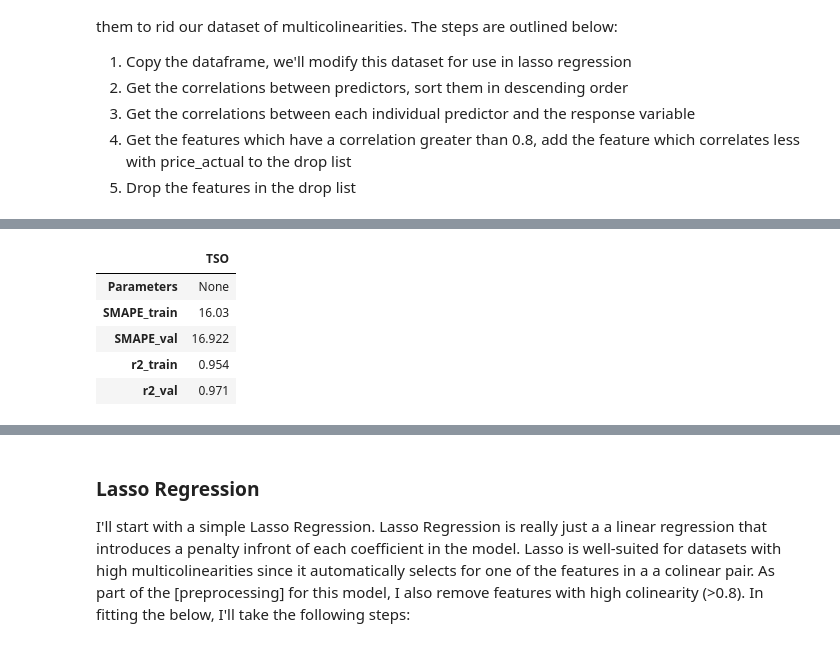
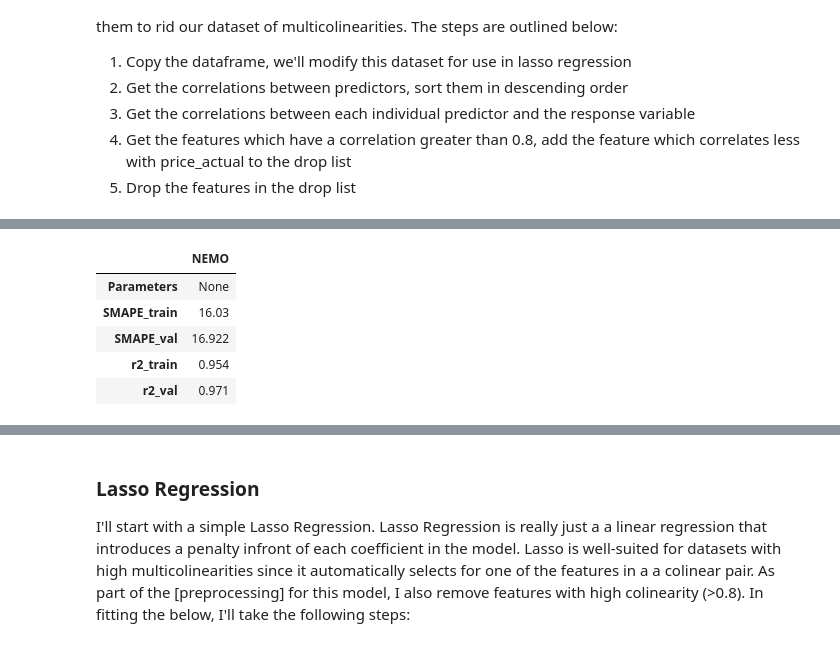
Before and after one commit to EvanHolder/Predicting-Energy-Markets-in-Spain, a Jupyter notebook: notebooks/capstone.ipynb, the cells around one changed output, grey strips where cells are left out. Drawn from its saved outputs; the diff is of its cells as text; code cells hidden in the pictures.

```diff
--- a/notebooks/capstone.ipynb
+++ b/notebooks/capstone.ipynb
@@ -227,23 +232,23 @@ Add TSO (price_day_ahead) as benchmark prediction to beat
 # %%
 # Benchmark results
-TSO_train = df_lag.loc[:'2019', 'price_day_ahead']
-TSO_val = df_lag.loc['2020', 'price_day_ahead']
+NEMO_train = df_lag.loc[:'2019', 'price_day_ahead']
+NEMO_val = df_lag.loc['2020', 'price_day_ahead']
 
 actual_train = df_lag.loc[:'2019', 'price_actual']
 actual_val = df_lag.loc['2020', 'price_actual']
 
 # Create dataframe
 results_actual = pd.DataFrame(index=['Parameters','SMAPE_train', 'SMAPE_val', 'r2_train', 'r2_val'])
 
-# Add the baseline TSO predictions
-results_actual['TSO'] = ['None',
-                                    round(sMAPE(actual_train, TSO_train), 3),
-                                    round(sMAPE(actual_val, TSO_val), 3),
-                                    round(r2(actual_train, TSO_train), 3),
-                                    round(r2(actual_val, TSO_val),3)]
+# Add the baseline NEMO predictions
+results_actual['NEMO'] = ['None',
+                                    round(sMAPE(actual_train, NEMO_train), 3),
+                                    round(sMAPE(actual_val, NEMO_val), 3),
+                                    round(r2(actual_train, NEMO_train), 3),
+                                    round(r2(actual_val, NEMO_val),3)]
 results_actual
 # %% [output]
-|  | TSO |
+|  | NEMO |
 | Parameters | None |
 | SMAPE_train | 16.03 |
 | SMAPE_val | 16.922 |
```
Also changed, not shown: parts of 42 cells of this notebook.
